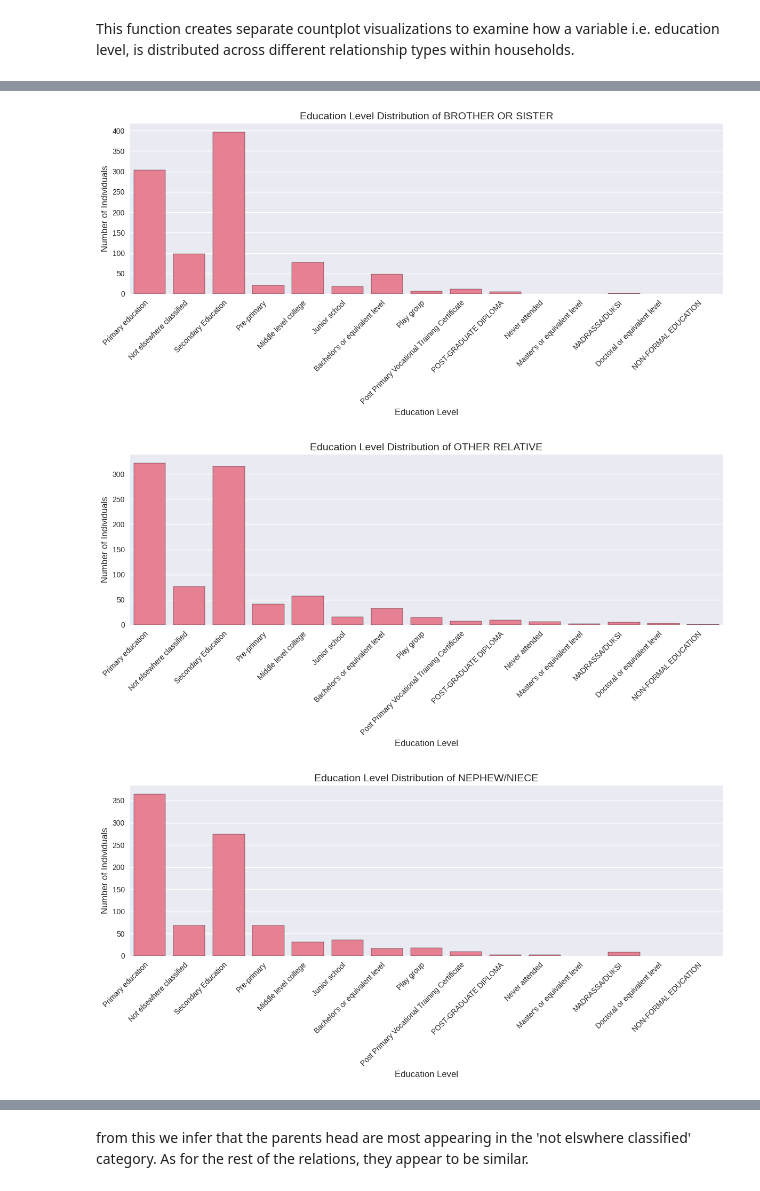
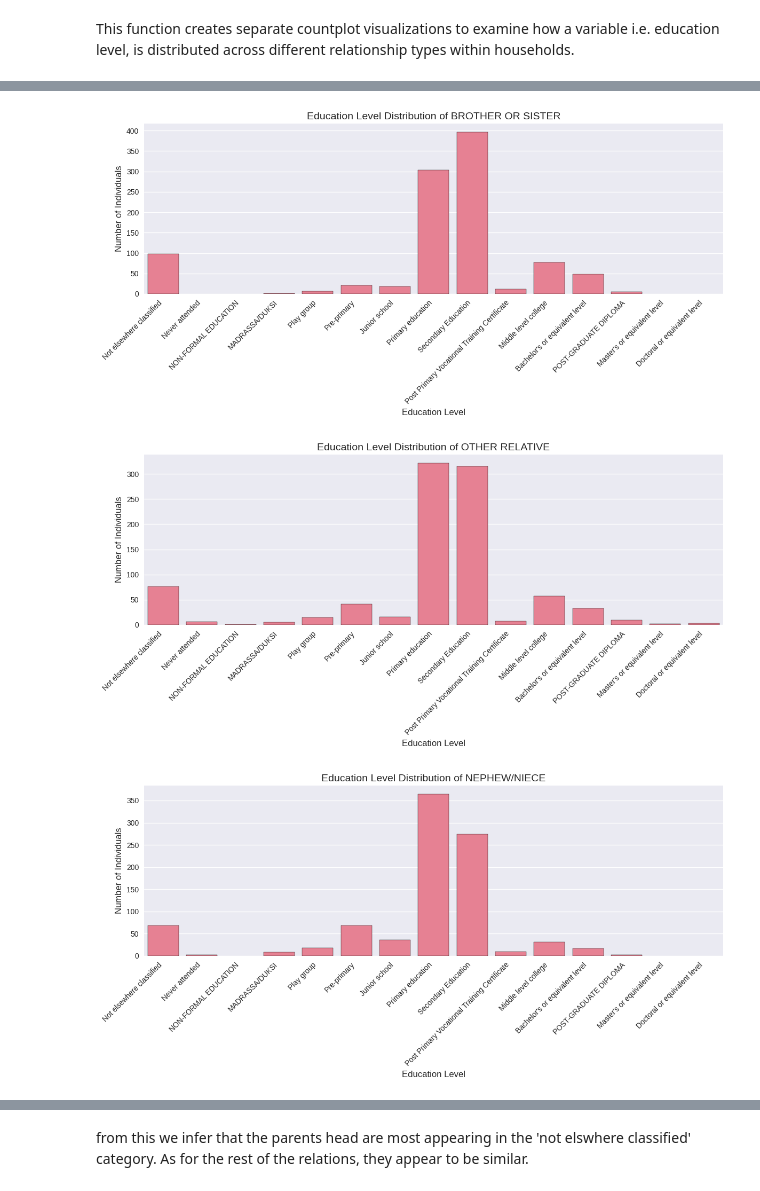
Before and after one commit to silprosa/fynesse_mlfc, a Jupyter notebook: notebooks/Education.ipynb, the cells around one changed output, grey strips where cells are left out. Saved outputs shown, nothing was run; the diff lists cells and outputs as text; code cells hidden in the pictures.

```diff
--- a/notebooks/Education.ipynb
+++ b/notebooks/Education.ipynb
@@ -374,0 +365,2 @@ assess.plot_education_levels(person['education_level'])
+# %%
+person["education_level"] = person["education_level"].str.strip()
@@ -492,5 +510,5 @@ relation_list = person['relationship_to_head'].unique().tolist()
 # %% [markdown]
 This function creates separate countplot visualizations to examine how a variable i.e. education level, is distributed across different relationship types within households.
 # %%
-assess.plot_relationships_distribution(person, column="education_level", relationships=relation_list, order=edu_order)
+assess.plot_relationships_distribution(person, column="education_level", relationships=relation_list, order=assess.edu_order)
 # %% [output]
@@ -502,3 +520,3 @@ assess.plot_relationships_distribution(person, column="education_level", relatio
-[figure, old version]
+[figure, new version]
-[figure, old version]
+[figure, new version]
-[figure, old version]
+[figure, new version]
```
Also changed, not shown: parts of 20 cells of this notebook.
